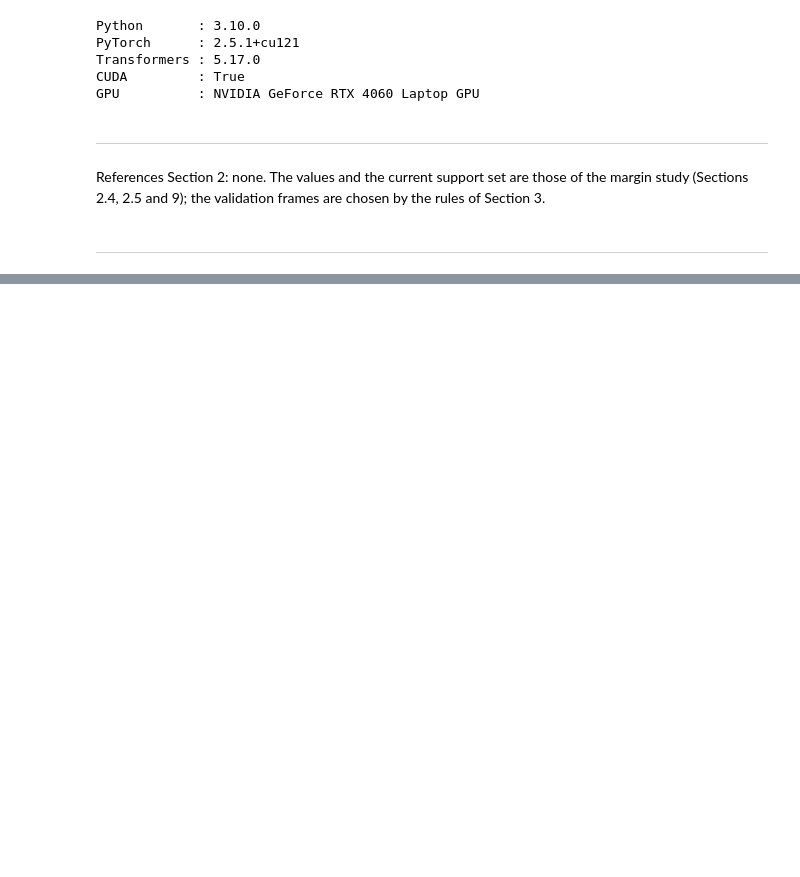
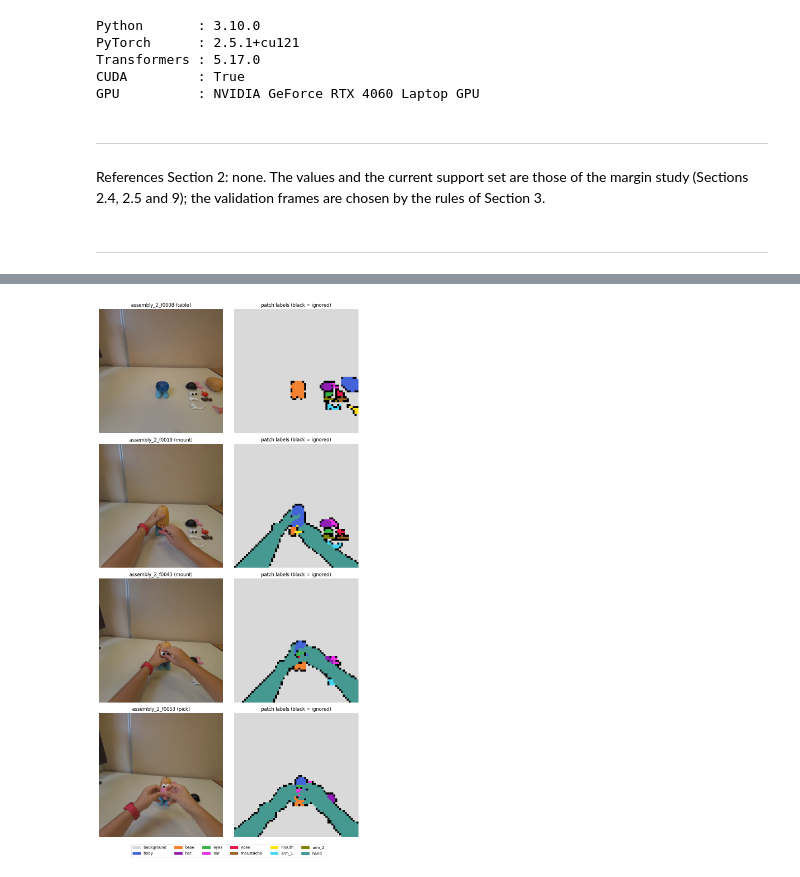
Before and after one commit to xrushofblood/vad_project, a Jupyter notebook: notebooks/phase_1_support_set_v2_study.ipynb, the cells around one changed output, grey strips where cells are left out. Saved outputs shown, nothing was run; the diff lists cells and outputs as text; code cells hidden in the pictures; blank space fills up the shorter version.

Commit message:
Support-set study on V2: Section 3, new validation set

```diff
--- a/notebooks/phase_1_support_set_v2_study.ipynb
+++ b/notebooks/phase_1_support_set_v2_study.ipynb
@@ -348,0 +496,15 @@ References Section 2: none. The values and the current support set are those of
+# %%
+# 3.2 Annotation files: both files exist, sizes match, every label is an official class (check_annotation)
+rows = []
+for val in VALIDATION_FRAMES:
+    annotated = check_annotation(val["image_path"], val["json_path"])
+    with Image.open(val["image_path"]) as image:
+        width, height = image.size
+    rows.append({"frame": val["frame"], "moment": val["moment"], "size": f"{width}x{height}",
+                 "pieces annotated": len(annotated & PIECE_LABELS), "hand": HAND_LABEL in annotated,
+                 "legacy labels": ", ".join(sorted(annotated & LEGACY_LABELS)) or "-"})
+annotation_check = pd.DataFrame(rows).set_index("frame")
+display(annotation_check)
+assert (annotation_check["size"] == "1024x1024").all()
+print(f"{len(annotation_check)} frames checked; frames with hands: {annotation_check['hand'].sum()}; "
+      f"frames with legacy labels: {(annotation_check['legacy labels'] != '-').sum()}")
@@ -348,0 +531,29 @@ References Section 2: none. The values and the current support set are those of
+# %%
+# 3.3 Ground truth of every validation frame (patch labels), and a visual check on four frames chosen before looking:
+# the base alone (f0008), the mouth with its pin at the slot (f0019), the eyes mounted under a hand (f0043),
+# an ear in hand against the head (f0053). In all four, polygons overlap: the smaller must win, and the hand must stay hand.
+INPUT_SIZE = (1024, 1024)      # native size of the frames (resolution study); checked against the model in Section 4
+PATCH_SIZE = 16                # patch size of C-RADIOv4; checked against the model in Section 4
+for val in VALIDATION_FRAMES:
+    pixel_map = rasterize_annotation(val["json_path"], GT_LABELS, INPUT_SIZE)
+    val["gt"], _ = patch_label_grid(pixel_map, PATCH_SIZE, MIN_LABEL_COVERAGE)
+
+CHECK_FRAMES = ["assembly_2_f0008", "assembly_2_f0019", "assembly_2_f0043", "assembly_2_f0053"]
+by_name = {val["frame"]: val for val in VALIDATION_FRAMES}
+fig, axes = plt.subplots(len(CHECK_FRAMES), 2, figsize=(10, 5 * len(CHECK_FRAMES)))
+present = set()
+for row, name in zip(axes, CHECK_FRAMES):
+    val = by_name[name]
+    row[0].imshow(Image.open(val["image_path"]))
+    row[0].set_title(f"{name} ({val['moment']})")
+    row[1].imshow(label_grid_to_rgb(val["gt"]), interpolation="nearest")
+    row[1].set_title("patch labels (black = ignored)")
+    present |= {CLASS_NAMES[i] for i in np.unique(val["gt"]) if i != IGNORE_ID}
+    for ax in row:
+        ax.axis("off")
+handles = [mpatches.Patch(color=CLASS_COLORS[name], label=name) for name in CLASS_NAMES if name in present]
+fig.legend(handles=handles, loc="lower center", ncol=6)
+plt.tight_layout(rect=(0, 0.03, 1, 1))
+plt.show()
+# %% [output]
+[figure, added]
```
Also changed, not shown: parts of 11 cells of this notebook.
